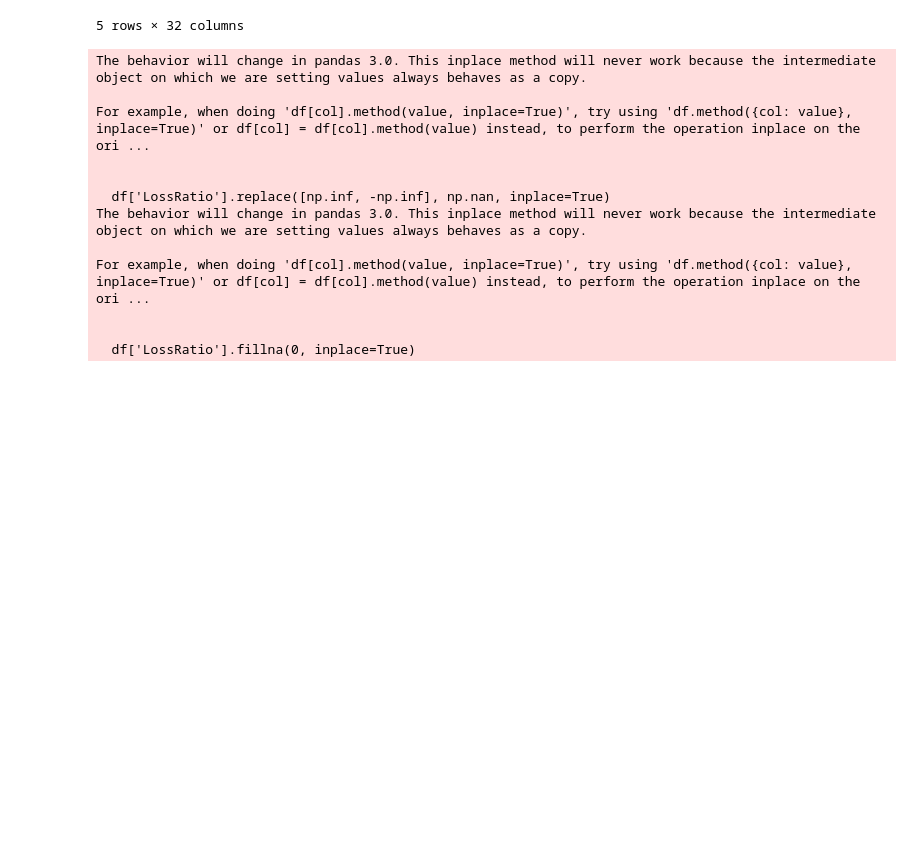
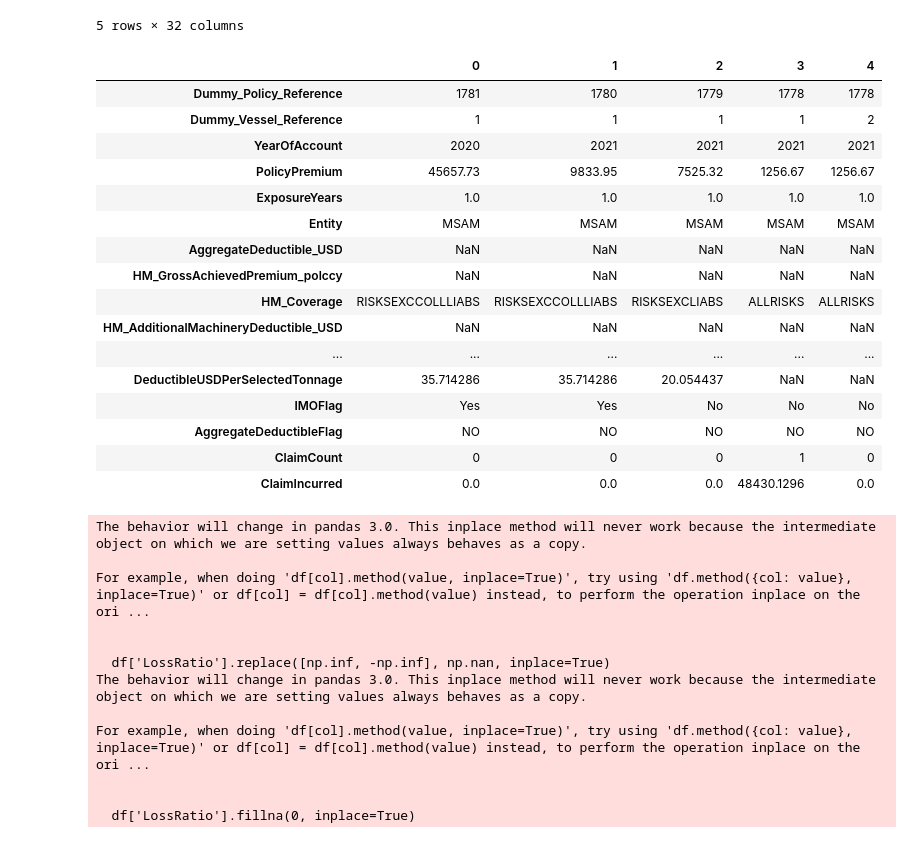
Before and after one commit to anshupandey/MSA-analytics, a Jupyter notebook: Lab6_Ocean_Hull_Portfolio_Analysis_Final.ipynb, the cells around one changed output. Saved outputs shown, nothing was run; the diff lists cells and outputs as text; code cells hidden in the pictures; blank space fills up the shorter version.

```diff
--- a/Lab6_Ocean_Hull_Portfolio_Analysis_Final.ipynb
+++ b/Lab6_Ocean_Hull_Portfolio_Analysis_Final.ipynb
@@ -35,6 +35,26 @@ df.head()
 | 3 | 1778 | 1 | 2021 | 1256.67 | 1.0 | MSAM | ... |
 | 4 | 1778 | 2 | 2021 | 1256.67 | 1.0 | MSAM | ... |
 5 rows × 32 columns
+# %%
+df.head().T
+# %% [output]
+|  | 0 | 1 | 2 | 3 | 4 |
+| Dummy_Policy_Reference | 1781 | 1780 | 1779 | 1778 | 1778 |
+| Dummy_Vessel_Reference | 1 | 1 | 1 | 1 | 2 |
+| YearOfAccount | 2020 | 2021 | 2021 | 2021 | 2021 |
+| PolicyPremium | 45657.73 | 9833.95 | 7525.32 | 1256.67 | 1256.67 |
+| ExposureYears | 1.0 | 1.0 | 1.0 | 1.0 | 1.0 |
+| Entity | MSAM | MSAM | MSAM | MSAM | MSAM |
+| AggregateDeductible_USD | NaN | NaN | NaN | NaN | NaN |
+| HM_GrossAchievedPremium_polccy | NaN | NaN | NaN | NaN | NaN |
+| HM_Coverage | RISKSEXCCOLLLIABS | RISKSEXCCOLLLIABS | RISKSEXCLIABS | ALLRISKS | ALLRISKS |
+| HM_AdditionalMachineryDeductible_USD | NaN | NaN | NaN | NaN | NaN |
+| ... | ... | ... | ... | ... | ... |
+| DeductibleUSDPerSelectedTonnage | 35.714286 | 35.714286 | 20.054437 | NaN | NaN |
+| IMOFlag | Yes | Yes | No | No | No |
+| AggregateDeductibleFlag | NO | NO | NO | NO | NO |
+| ClaimCount | 0 | 0 | 0 | 1 | 0 |
+| ClaimIncurred | 0.0 | 0.0 | 0.0 | 48430.1296 | 0.0 |
 # %%
 
 # Convert important columns
```
Also changed, not shown: parts of 5 cells of this notebook.
